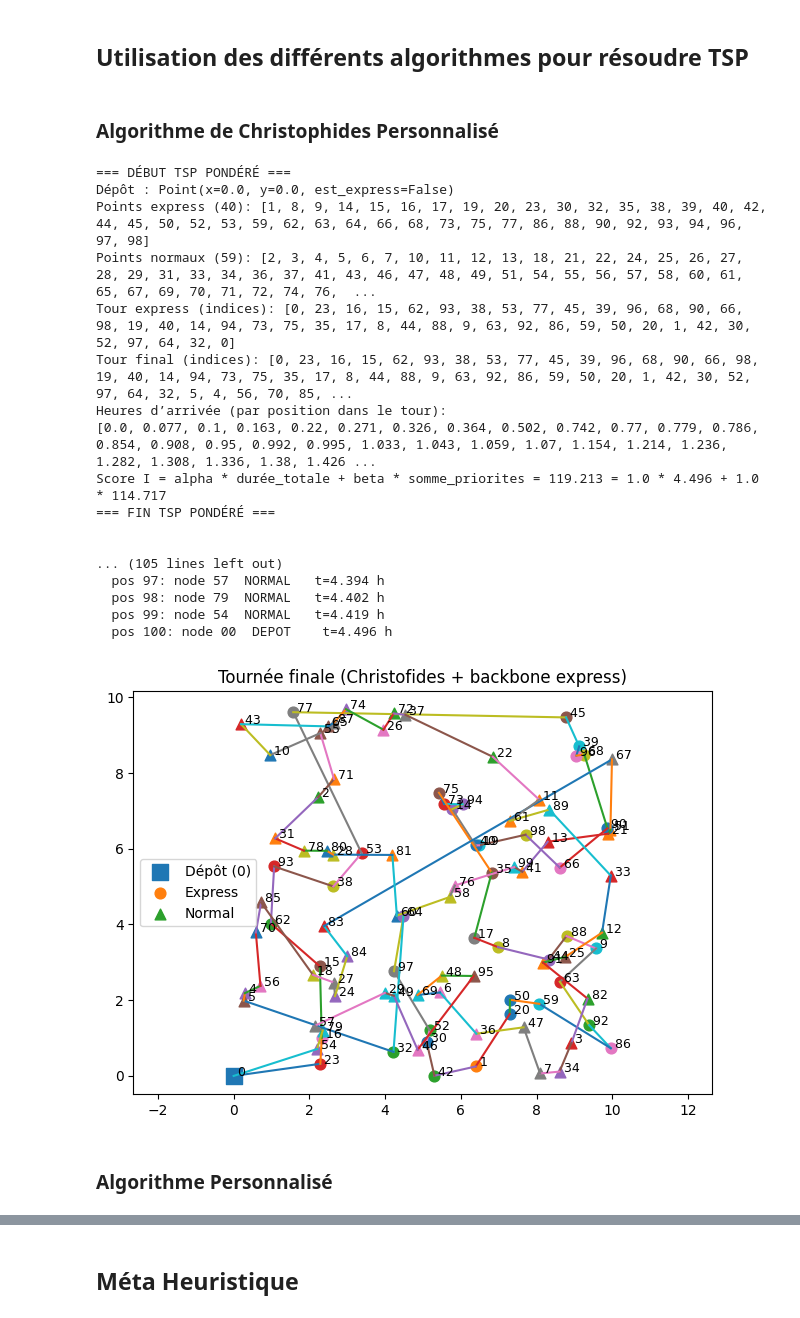
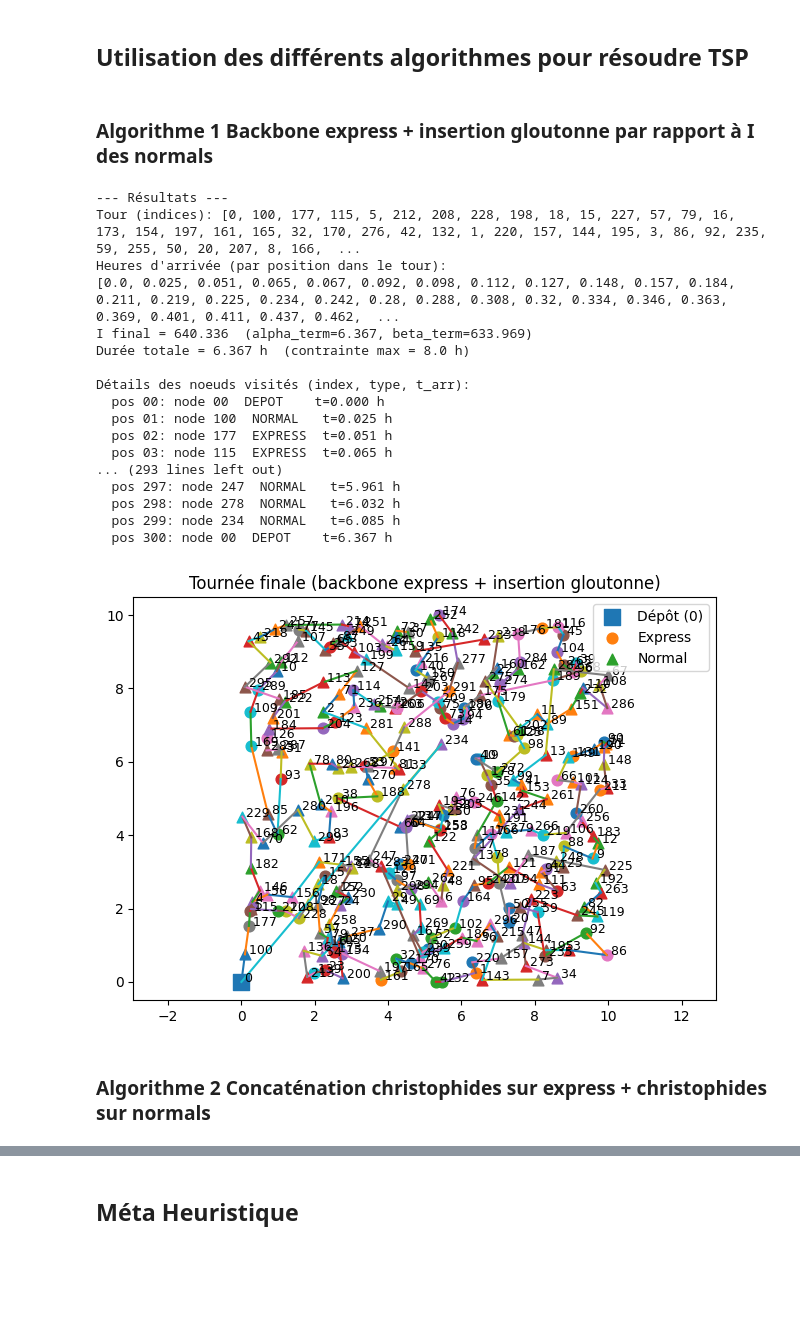
Before and after one commit to MatysLep/Graphe-Algo-TSP-Express, a Jupyter notebook: main.ipynb, the cells around one changed output, grey strips where cells are left out. Cells and saved outputs as stored; diff of their text form; code cells hidden in the pictures; blank space fills up the shorter version.

```diff
--- a/main.ipynb
+++ b/main.ipynb
@@ -10,7 +10,7 @@ from algo.aco import aco_solve, format_solution
 # %% [markdown]
 ### Déclaration des variables
 # %%
-random_n = 10 # Nombre de points de livraison
+random_n = 300 # Nombre de points de livraison
 ratio_express = 0.4 # Ratio des points de livraison express
 points = make_demo_points(random_n, ratio_express)
 
@@ -24,29 +24,29 @@ w_express = ((random_n - n_express - 1)/(random_n - (random_n - n_express - 1)))
 w_normal = 1/(1 + w_express) # Importance des clients standards
 # %% [markdown]
 ## Utilisation des différents algorithmes pour résoudre TSP
-# %% [markdown]
-### Algorithme de Christophides Personnalisé
+# %% [markdown]
+### Algorithme 1 Backbone express + insertion gloutonne par rapport à I des normals
 # %%
-algorithme2.run(points, alpha, beta, w_express, w_normal, max_hours, speed)
+t_arr_1, tour_with_types_1 = algorithme.run(points, alpha, beta, w_express, w_normal, max_hours, speed)
 # %% [output]
-=== DÉBUT TSP PONDÉRÉ ===
-Dépôt : Point(x=0.0, y=0.0, est_express=False)
-Points express (40): [1, 8, 9, 14, 15, 16, 17, 19, 20, 23, 30, 32, 35, 38, 39, 40, 42, 44, 45, 50, 52, 53, 59, 62, 63, 64, 66, 68, 73, 75, 77, 86, 88, 90, 92, 93, 94, 96, 97, 98]
-Points normaux (59): [2, 3, 4, 5, 6, 7, 10, 11, 12, 13, 18, 21, 22, 24, 25, 26, 27, 28, 29, 31, 33, 34, 36, 37, 41, 43, 46, 47, 48, 49, 51, 54, 55, 56, 57, 58, 60, 61, 65, 67, 69, 70, 71, 72, 74, 76,  ...
-Tour express (indices): [0, 23, 16, 15, 62, 93, 38, 53, 77, 45, 39, 96, 68, 90, 66, 98, 19, 40, 14, 94, 73, 75, 35, 17, 8, 44, 88, 9, 63, 92, 86, 59, 50, 20, 1, 42, 30, 52, 97, 64, 32, 0]
-Tour final (indices): [0, 23, 16, 15, 62, 93, 38, 53, 77, 45, 39, 96, 68, 90, 66, 98, 19, 40, 14, 94, 73, 75, 35, 17, 8, 44, 88, 9, 63, 92, 86, 59, 50, 20, 1, 42, 30, 52, 97, 64, 32, 5, 4, 56, 70, 85, ...
-Heures d’arrivée (par position dans le tour):
-[0.0, 0.077, 0.1, 0.163, 0.22, 0.271, 0.326, 0.364, 0.502, 0.742, 0.77, 0.779, 0.786, 0.854, 0.908, 0.95, 0.992, 0.995, 1.033, 1.043, 1.059, 1.07, 1.154, 1.214, 1.236, 1.282, 1.308, 1.336, 1.38, 1.426 ...
-Score I = alpha * durée_totale + beta * somme_priorites = 119.213 = 1.0 * 4.496 + 1.0 * 114.717
-=== FIN TSP PONDÉRÉ ===
+--- Résultats ---
+Tour (indices): [0, 100, 177, 115, 5, 212, 208, 228, 198, 18, 15, 227, 57, 79, 16, 173, 154, 197, 161, 165, 32, 170, 276, 42, 132, 1, 220, 157, 144, 195, 3, 86, 92, 235, 59, 255, 50, 20, 207, 8, 166,  ...
+Heures d'arrivée (par position dans le tour):
+[0.0, 0.025, 0.051, 0.065, 0.067, 0.092, 0.098, 0.112, 0.127, 0.148, 0.157, 0.184, 0.211, 0.219, 0.225, 0.234, 0.242, 0.28, 0.288, 0.308, 0.32, 0.334, 0.346, 0.363, 0.369, 0.401, 0.411, 0.437, 0.462,  ...
+I final = 640.336  (alpha_term=6.367, beta_term=633.969)
+Durée totale = 6.367 h  (contrainte max = 8.0 h)
 
-
-... (105 lines left out)
-  pos 97: node 57  NORMAL   t=4.394 h
-  pos 98: node 79  NORMAL   t=4.402 h
-  pos 99: node 54  NORMAL   t=4.419 h
-  pos 100: node 00  DEPOT    t=4.496 h
+Détails des noeuds visités (index, type, t_arr):
+  pos 00: node 00  DEPOT    t=0.000 h
+  pos 01: node 100  NORMAL   t=0.025 h
+  pos 02: node 177  EXPRESS  t=0.051 h
+  pos 03: node 115  EXPRESS  t=0.065 h
+... (293 lines left out)
+  pos 297: node 247  NORMAL   t=5.961 h
+  pos 298: node 278  NORMAL   t=6.032 h
+  pos 299: node 234  NORMAL   t=6.085 h
+  pos 300: node 00  DEPOT    t=6.367 h
-[figure, old version]
+[figure, new version]
-# %% [markdown]
-### Algorithme Personnalisé
+# %% [markdown]
+### Algorithme 2 Concaténation christophides sur express + christophides sur normals
 # %%
```
Also changed, not shown: parts of 5 cells of this notebook, 2 other files.
